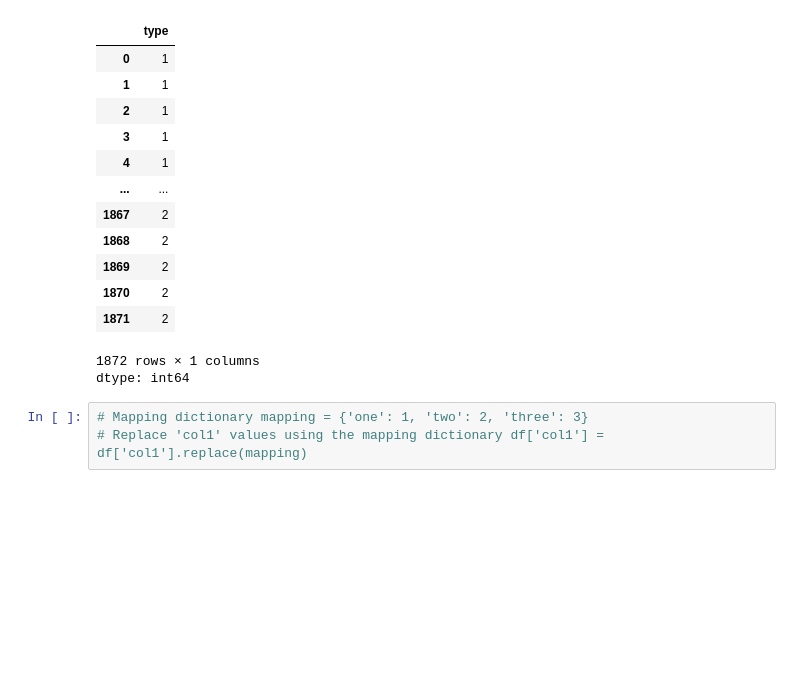
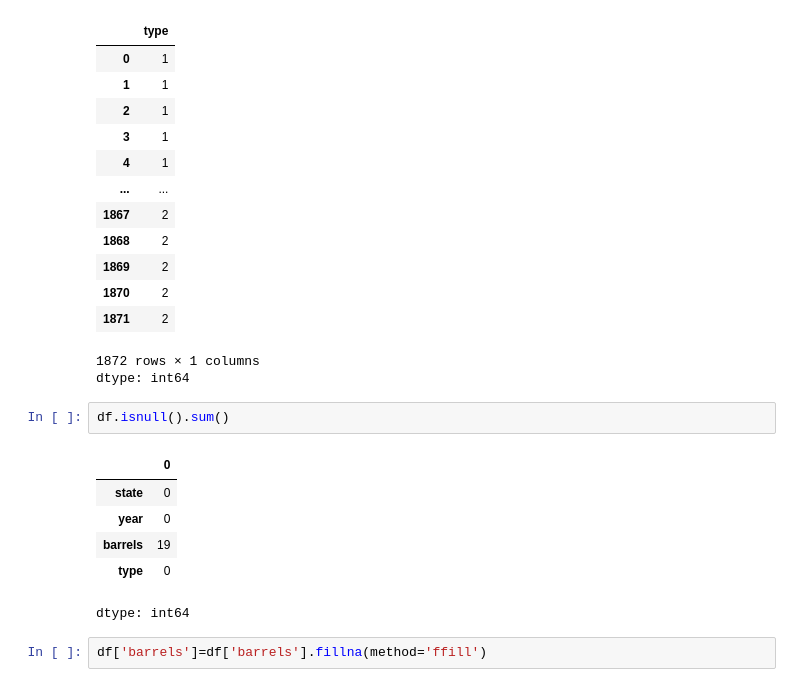
Before and after one commit to Hemanthk408/Beer-production, a Jupyter notebook: Beer_Production.ipynb, the cells around one changed output. Drawn from its saved outputs; the diff is of its cells as text; blank space fills up the shorter version.

```diff
--- a/Beer_Production.ipynb
+++ b/Beer_Production.ipynb
@@ -92,6 +88,14 @@ df['type']
 | 1871 | 2 |
 1872 rows × 1 columns
 dtype: int64
-# %%
-# Mapping dictionary mapping = {'one': 1, 'two': 2, 'three': 3}
-# Replace 'col1' values using the mapping dictionary df['col1'] = df['col1'].replace(mapping)
+# %%
+df.isnull().sum()
+# %% [output]
+|  | 0 |
+| state | 0 |
+| year | 0 |
+| barrels | 19 |
+| type | 0 |
+dtype: int64
+# %%
+df['barrels']=df['barrels'].fillna(method='ffill')
```
Also changed, not shown: parts of 9 cells of this notebook.
